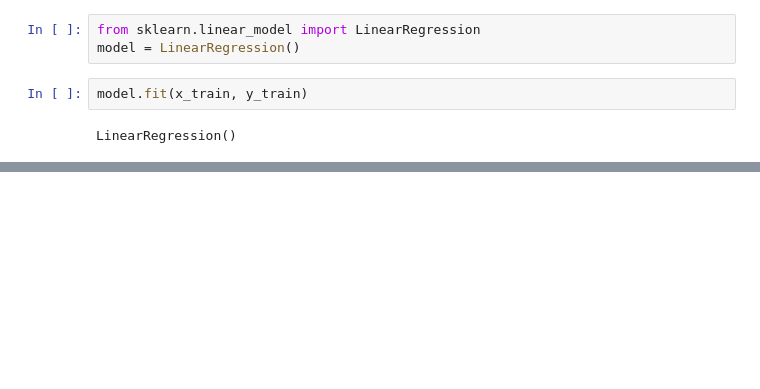
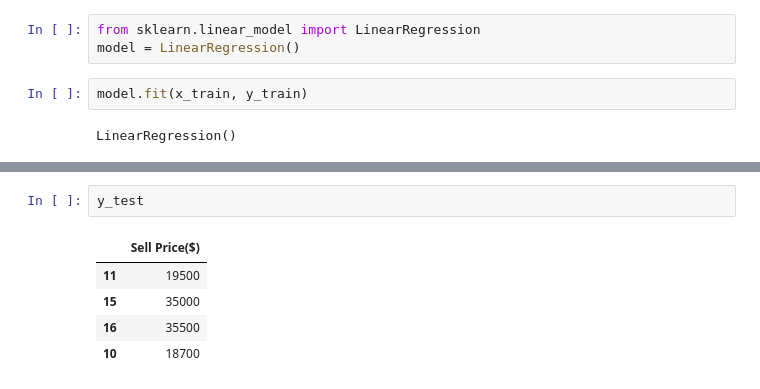
Before and after one commit to parisa-khaleghi/ML-DL-Engineering-sample-codes, a Jupyter notebook: ML_with_python/6_training_and_testing_data/training_and_testing_data.ipynb, the cells around one changed output, grey strips where cells are left out. Cells and saved outputs as stored; diff of their text form; blank space fills up the shorter version.

Commit message:
update: do predictions using x_test and compare with y_test

```diff
--- a/ML_with_python/6_training_and_testing_data/training_and_testing_data.ipynb
+++ b/ML_with_python/6_training_and_testing_data/training_and_testing_data.ipynb
@@ -94,0 +102,8 @@ LinearRegression()
+# %%
+y_test
+# %% [output]
+|  | Sell Price($) |
+| 11 | 19500 |
+| 15 | 35000 |
+| 16 | 35500 |
+| 10 | 18700 |
```
Also changed, not shown: parts of 3 cells of this notebook.
